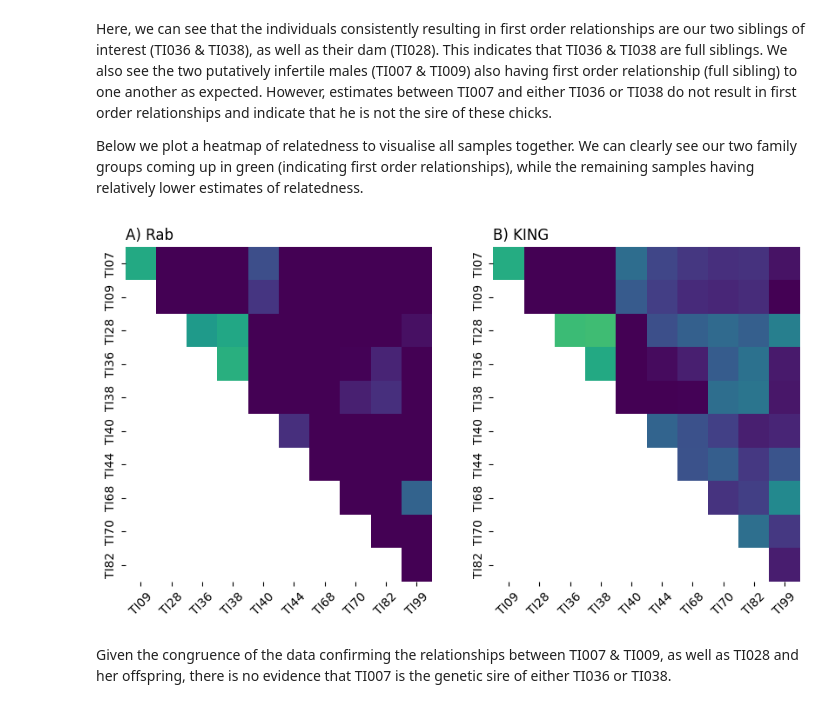
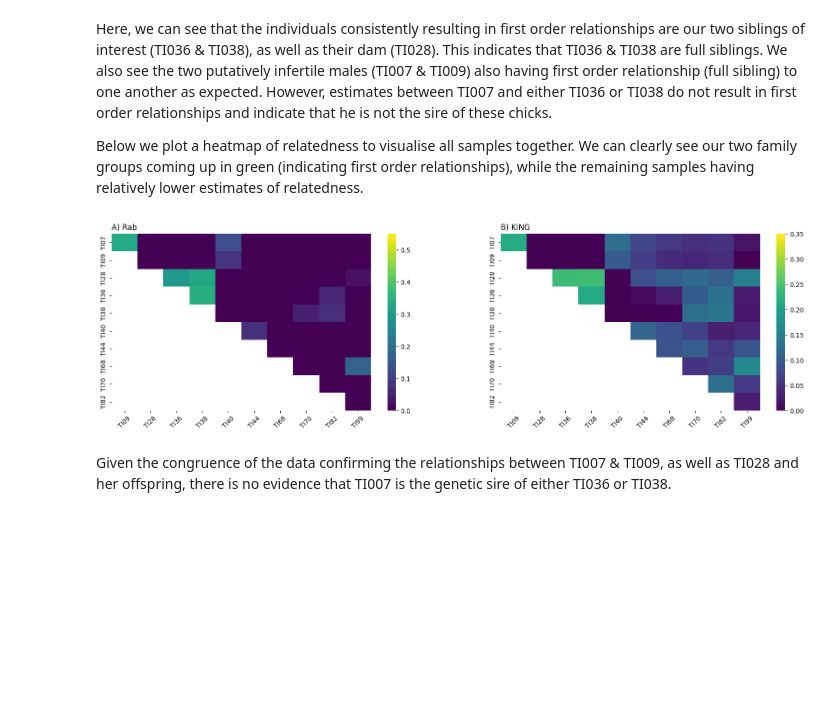
Before and after one commit to janawold1/2026_S_nereis_Cons_Gen, a Jupyter notebook: ProblematicFamily.ipynb, the cells around one changed output. Drawn from its saved outputs; the diff is of its cells as text; code cells hidden in the pictures; blank space fills up the shorter version.

```diff
--- a/ProblematicFamily.ipynb
+++ b/ProblematicFamily.ipynb
@@ -82,19 +82,19 @@ Below we plot a heatmap of relatedness to visualise all samples together. We can
 # %%
 cmap = sns.color_palette('viridis', as_cmap=True)  # Use 'as_cmap=True' to return a colormap
 
-fig, ax = plt.subplots(1, 2, figsize=(10, 5), sharex=False, sharey=False)
+fig, ax = plt.subplots(1, 2, figsize=(20, 5), sharex=False, sharey=False)
 
 sns.heatmap(TI_wg_Rab, annot=False, cmap=cmap, vmin=0, vmax=0.55, cbar=True, ax=ax[0])
 ax[0].set_xlabel('')
 ax[0].set_ylabel('')
 ax[0].set_title('A) Rab', loc='left')
 ax[0].tick_params(axis='x', rotation=45)
 sns.heatmap(TI_wg_KING, annot=False, cmap=cmap, vmin=0, vmax=0.35, cbar=True, ax=ax[1])
 ax[1].set_xlabel('')
 ax[1].set_ylabel('')
 ax[1].set_title('B) KING', loc='left')
 ax[1].tick_params(axis='x', rotation=45)
 # %% [output]
-[figure, old version]
+[figure, new version]
 # %% [markdown]
 Given the congruence of the data confirming the relationships between TI007 & TI009, as well as TI028 and her offspring, there is no evidence that TI007 is the genetic sire of either TI036 or TI038.
```
